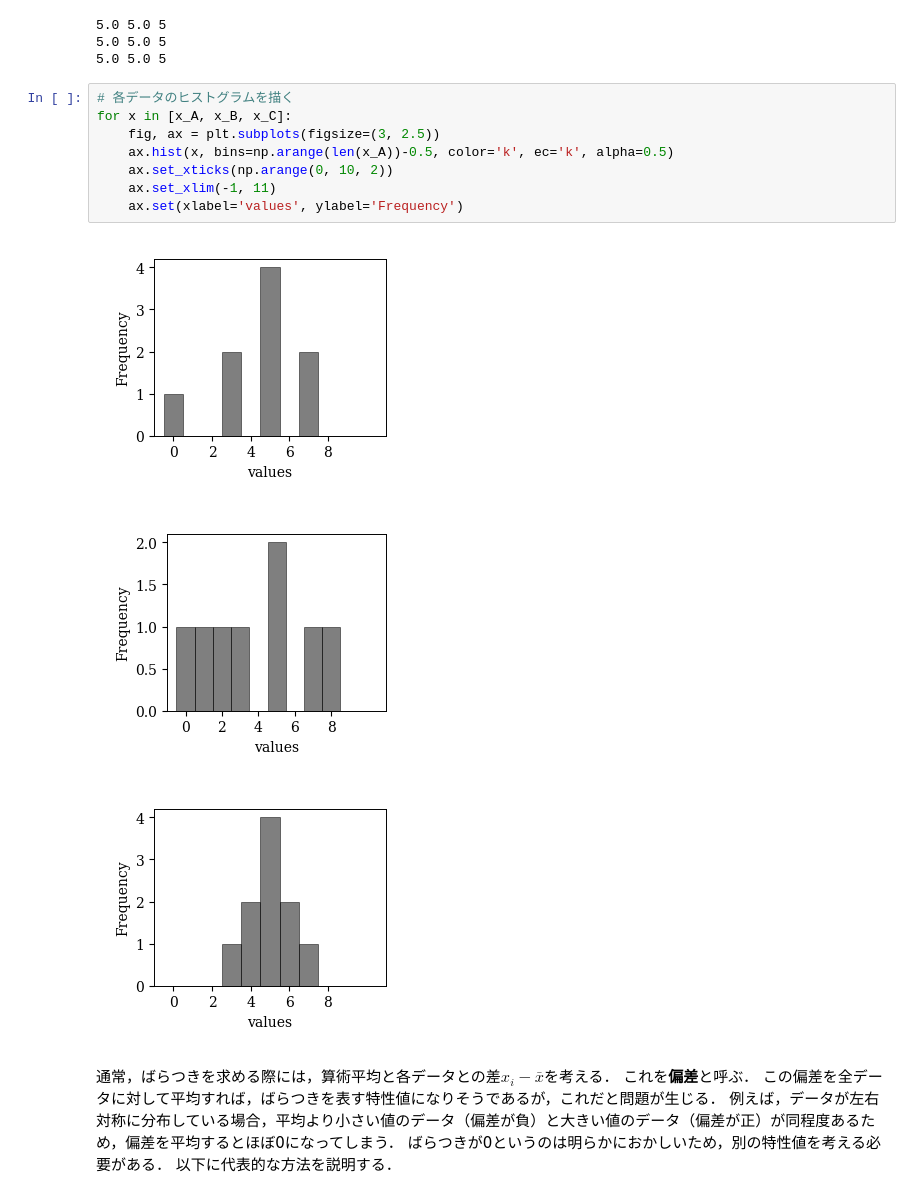
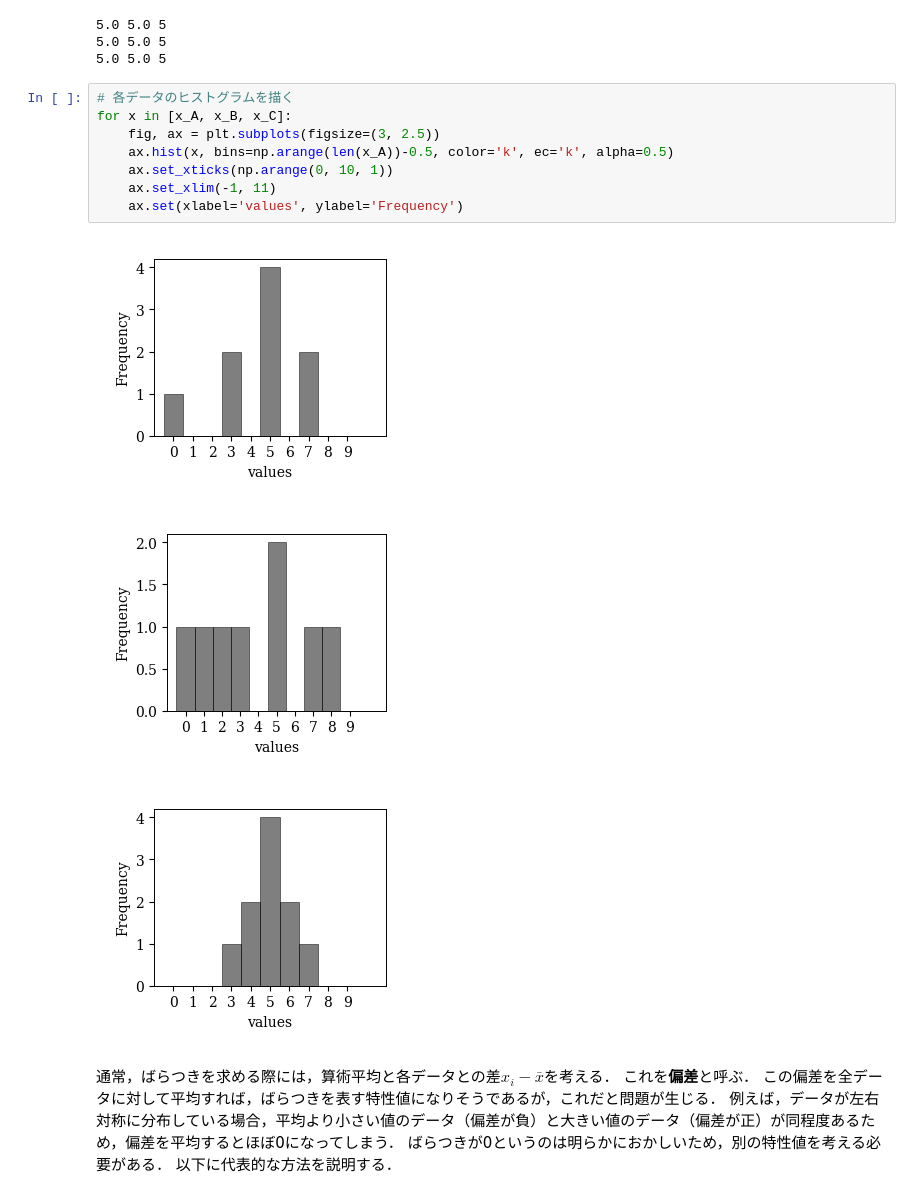
Before and after one commit to tnarizuka/Applied_Information_Processing, a Jupyter notebook: _build/jupyter_execute/chap_2/sec_2-2/sec_2-2.ipynb, the cells around one changed output. Drawn from its saved outputs; the diff is of its cells as text.

```diff
--- a/_build/jupyter_execute/chap_2/sec_2-2/sec_2-2.ipynb
+++ b/_build/jupyter_execute/chap_2/sec_2-2/sec_2-2.ipynb
@@ -193,15 +193,15 @@ print(np.mean(x_C), np.median(x_C), stats.mode(x_C))
 # %%
 # 各データのヒストグラムを描く
 for x in [x_A, x_B, x_C]:
     fig, ax = plt.subplots(figsize=(3, 2.5))
     ax.hist(x, bins=np.arange(len(x_A))-0.5, color='k', ec='k', alpha=0.5)
-    ax.set_xticks(np.arange(0, 10, 2))
+    ax.set_xticks(np.arange(0, 10, 1))
     ax.set_xlim(-1, 11)
     ax.set(xlabel='values', ylabel='Frequency')
 # %% [output]
-[figure, old version]
+[figure, new version]
-[figure, old version]
+[figure, new version]
-[figure, old version]
+[figure, new version]
 # %% [markdown]
 通常，ばらつきを求める際には，算術平均と各データとの差$ x_{i} - \bar{x} $を考える．
 これを**偏差**と呼ぶ．
```
Also changed, not shown: 10 other files.
